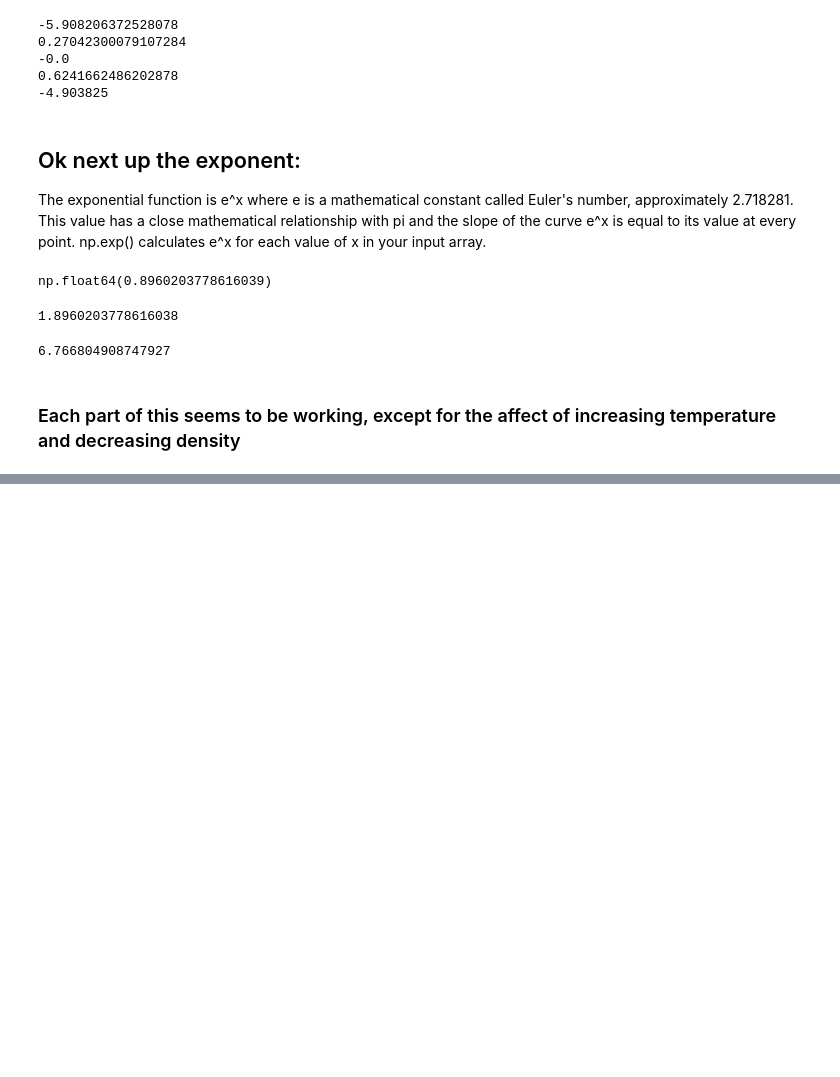
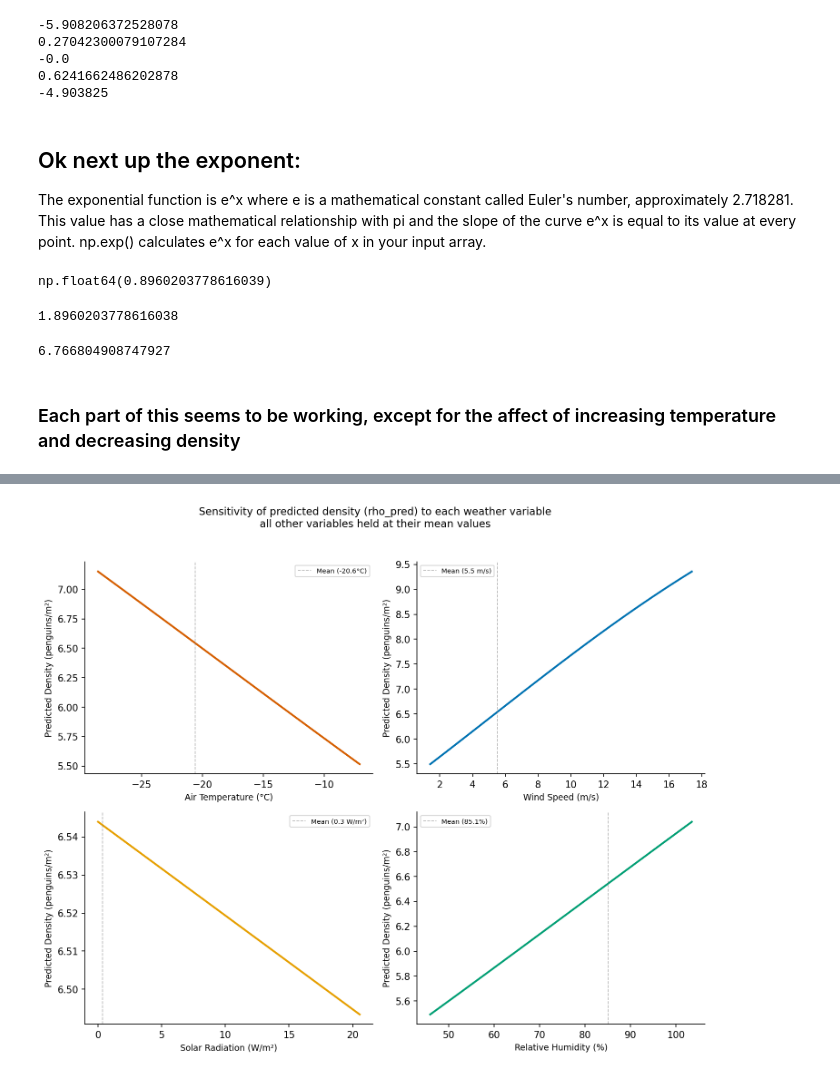
Before and after one commit to rosetazetta/SAR_EmperorPenguin, a Jupyter notebook: Code/equation_deciphering.ipynb, the cells around one changed output, grey strips where cells are left out. Saved outputs shown, nothing was run; the diff lists cells and outputs as text; code cells hidden in the pictures; blank space fills up the shorter version.

```diff
--- a/Code/equation_deciphering.ipynb
+++ b/Code/equation_deciphering.ipynb
@@ -181,0 +329,20 @@ np.float64(0.8960203778616039)
+# %%
+#Ok now do I try it for the rest of them??
+
+INPUTPATH = "/mnt/c/Users/rfo37/OneDrive - University of Canterbury/PostDoc/Population modelling/"
+
+dfRFD = pd.read_excel(
+    os.path.join(INPUTPATH, "SAR_datav2_ERA5_v7_cleaned.xlsx")
+).drop(columns="Unnamed: 0")
+
+dfMLR = pd.read_excel(
+    os.path.join(INPUTPATH, "sar_huddles20230502_ERA5_grouped_v4.xlsx"))# "sar_huddles_20250502_ERA5_v3_grouped.xlsx")
+#).drop(columns="Unnamed: 0")
+# %%
+#Weather data from Michelle's 2024 data
+T = dfMLR["temp_airK"].values
+W = dfMLR["met_ff10"].values
+R = dfMLR["met_rad"].values
+H = dfMLR["met_humc"].values
+# %%
+rho_pred = rho_max/(1 + np.exp(-((cT*T) + (cW*W) + (cH*H) + (cR*R) - Tc))) #test both removing b0 and removing cT term and see if they produce the same results, needs to be negative. make plots
@@ -181,0 +398,77 @@ np.float64(0.8960203778616039)
+# %%
+import numpy as np
+import matplotlib.pyplot as plt
+
+fig, axes = plt.subplots(2, 2, figsize=(10, 8))
+
+# Use mean values for all variables except the one being varied
+T_mean = dfMLR["temp_airK"].mean()
+W_mean = dfMLR["met_ff10"].mean()
+R_mean = dfMLR["met_rad"].mean()
+H_mean = dfMLR["met_humc"].mean()
+
+# ── Temperature ────────────────────────────────────────────────────────────
+ax = axes[0, 0]
+T_range = np.linspace(dfMLR["temp_airK"].min(), dfMLR["temp_airK"].max(), 200)
+rho_T   = rho_max / (1 + np.exp(-((cT*T_range) + (cW*W_mean) + (cH*H_mean) + (cR*R_mean) - Tc)))
+ax.plot(T_range - 273.15, rho_T, color="#D55E00", linewidth=2)
+ax.axvline(T_mean - 273.15, color="grey", linewidth=0.8, linestyle="--", alpha=0.6, label=f"Mean ({T_mean-273.15:.1f}°C)")
+ax.set_xlabel("Air Temperature (°C)", fontsize=9)
+ax.set_ylabel("Predicted Density (penguins/m²)", fontsize=9)
+#ax.set_title("rho_pred vs Temperature", fontsize=9)
+ax.legend(fontsize=7)
+ax.spines["top"].set_visible(False)
+ax.spines["right"].set_visible(False)
+
+# ── Wind speed ─────────────────────────────────────────────────────────────
+ax = axes[0, 1]
+W_range = np.linspace(dfMLR["met_ff10"].min(), dfMLR["met_ff10"].max(), 200)
+rho_W   = rho_max / (1 + np.exp(-((cT*T_mean) + (cW*W_range) + (cH*H_mean) + (cR*R_mean) - Tc)))
+ax.plot(W_range, rho_W, color="#0072B2", linewidth=2)
+ax.axvline(W_mean, color="grey", linewidth=0.8, linestyle="--", alpha=0.6, label=f"Mean ({W_mean:.1f} m/s)")
+ax.set_xlabel("Wind Speed (m/s)", fontsize=9)
+ax.set_ylabel("Predicted Density (penguins/m²)", fontsize=9)
+#ax.set_title("rho_pred vs Wind Speed", fontsize=9)
+ax.legend(fontsize=7)
+ax.spines["top"].set_visible(False)
+ax.spines["right"].set_visible(False)
+
+# ── Solar radiation ────────────────────────────────────────────────────────
+ax = axes[1, 0]
+R_range = np.linspace(dfMLR["met_rad"].min(), dfMLR["met_rad"].max(), 200)
+rho_R   = rho_max / (1 + np.exp(-((cT*T_mean) + (cW*W_mean) + (cH*H_mean) + (cR*R_range) - Tc)))
+ax.plot(R_range, rho_R, color="#E69F00", linewidth=2)
+ax.axvline(R_mean, color="grey", linewidth=0.8, linestyle="--", alpha=0.6, label=f"Mean ({R_mean:.1f} W/m²)")
+ax.set_xlabel("Solar Radiation (W/m²)", fontsize=9)
+ax.set_ylabel("Predicted Density (penguins/m²)", fontsize=9)
+#ax.set_title("rho_pred vs Solar Radiation", fontsize=9)
+ax.legend(fontsize=7)
+ax.spines["top"].set_visible(False)
+ax.spines["right"].set_visible(False)
+
+# ── Humidity ───────────────────────────────────────────────────────────────
+ax = axes[1, 1]
+H_range = np.linspace(dfMLR["met_humc"].min(), dfMLR["met_humc"].max(), 200)
+rho_H   = rho_max / (1 + np.exp(-((cT*T_mean) + (cW*W_mean) + (cH*H_range) + (cR*R_mean) - Tc)))
+ax.plot(H_range, rho_H, color="#009E73", linewidth=2)
+ax.axvline(H_mean, color="grey", linewidth=0.8, linestyle="--", alpha=0.6, label=f"Mean ({H_mean:.1f}%)")
+ax.set_xlabel("Relative Humidity (%)", fontsize=9)
+ax.set_ylabel("Predicted Density (penguins/m²)", fontsize=9)
+#ax.set_title("rho_pred vs Humidity", fontsize=9)
+ax.legend(fontsize=7)
+ax.spines["top"].set_visible(False)
+ax.spines["right"].set_visible(False)
+
+fig.suptitle(
+    "Sensitivity of predicted density (rho_pred) to each weather variable\n"
+    "all other variables held at their mean values",
+    fontsize=11, y=1.02
+)
+
+plt.tight_layout()
+plt.savefig(os.path.join(INPUTPATH,
+            "Final results/fig_rho_sensitivity.png"),
+            bbox_inches="tight", dpi=200)
+plt.show()
+# %% [output]
+[figure, added]
```
Also changed, not shown: parts of 22 cells of this notebook.
